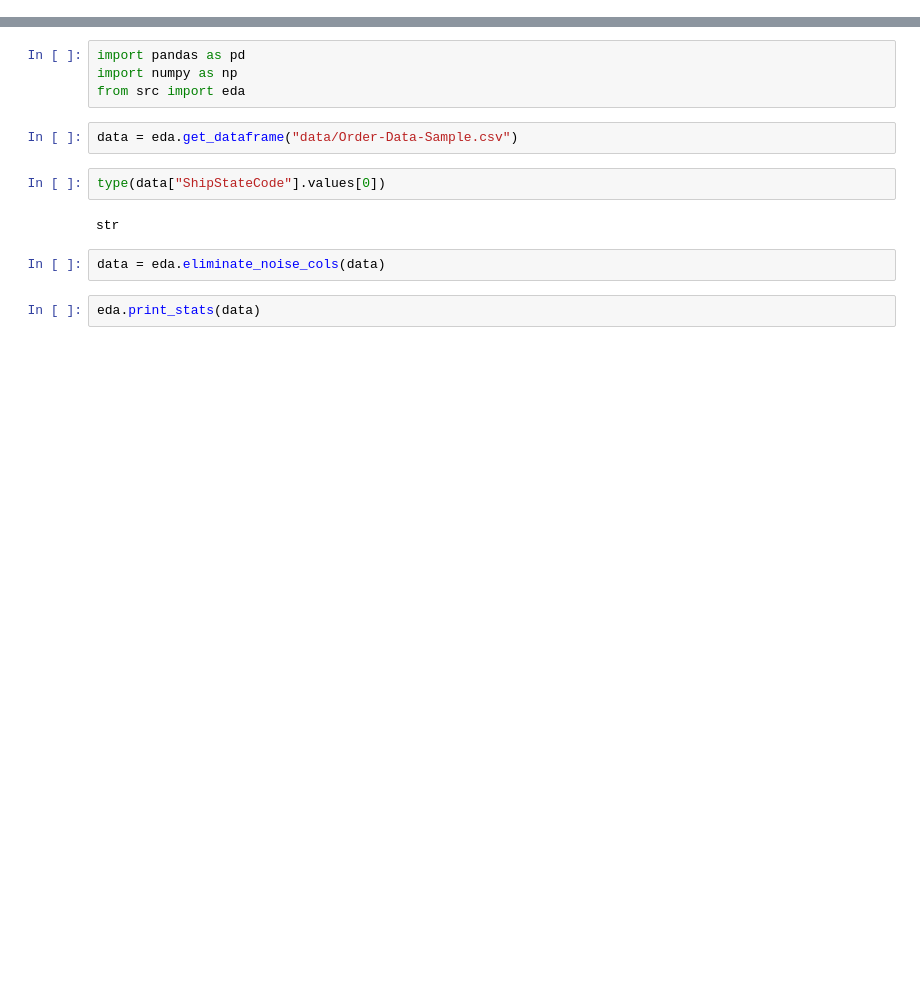
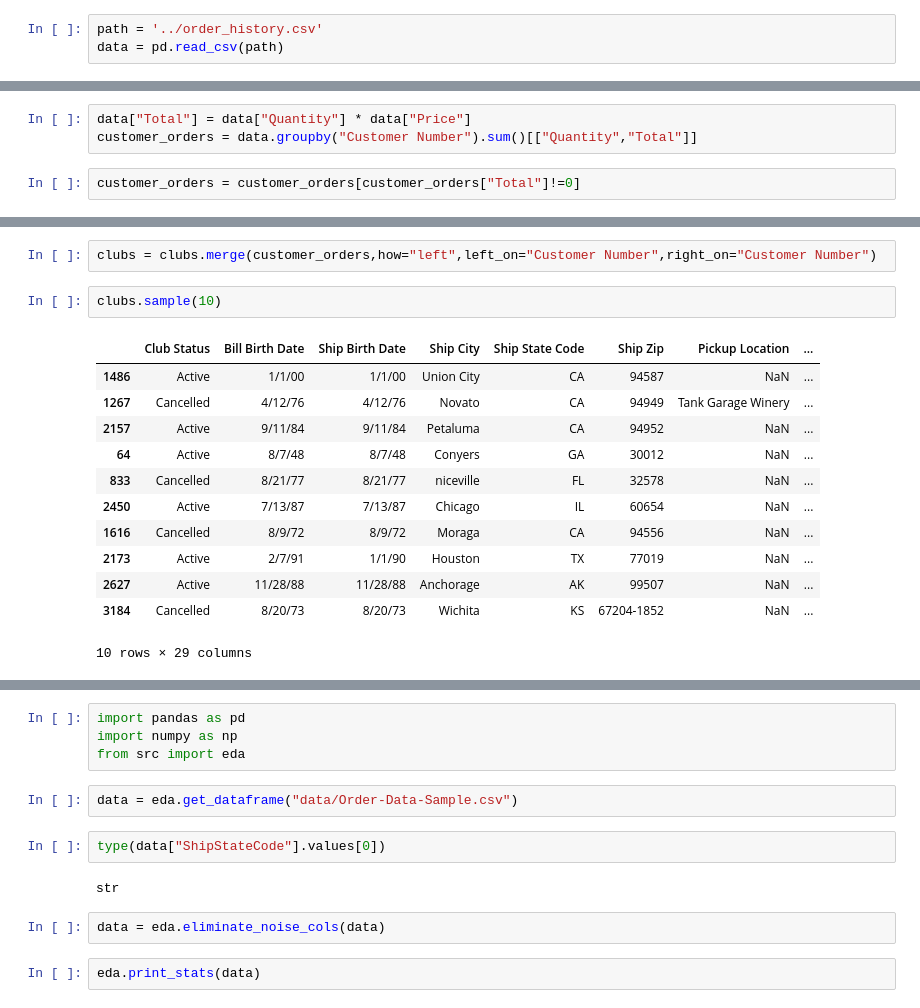
Before and after one commit to sphilazar/wine-clubs, a Jupyter notebook: TestScripts.ipynb, the cells around one changed output, grey strips where cells are left out. Drawn from its saved outputs; the diff is of its cells as text; blank space fills up the shorter version.

```diff
--- a/TestScripts.ipynb
+++ b/TestScripts.ipynb
@@ -0,0 +215,3 @@
+# %%
+path = '../order_history.csv'
+data = pd.read_csv(path)
@@ -0,0 +220,5 @@
+# %%
+data["Total"] = data["Quantity"] * data["Price"]
+customer_orders = data.groupby("Customer Number").sum()[["Quantity","Total"]]
+# %%
+customer_orders = customer_orders[customer_orders["Total"]!=0]
@@ -0,0 +227,17 @@
+# %%
+clubs = clubs.merge(customer_orders,how="left",left_on="Customer Number",right_on="Customer Number")
+# %%
+clubs.sample(10)
+# %% [output]
+|  | Club Status | Bill Birth Date | Ship Birth Date | Ship City | Ship State Code | Ship Zip | Pickup Location | ... |
+| 1486 | Active | 1/1/00 | 1/1/00 | Union City | CA | 94587 | NaN | ... |
+| 1267 | Cancelled | 4/12/76 | 4/12/76 | Novato | CA | 94949 | Tank Garage Winery | ... |
+| 2157 | Active | 9/11/84 | 9/11/84 | Petaluma | CA | 94952 | NaN | ... |
+| 64 | Active | 8/7/48 | 8/7/48 | Conyers | GA | 30012 | NaN | ... |
+| 833 | Cancelled | 8/21/77 | 8/21/77 | niceville | FL | 32578 | NaN | ... |
+| 2450 | Active | 7/13/87 | 7/13/87 | Chicago | IL | 60654 | NaN | ... |
+| 1616 | Cancelled | 8/9/72 | 8/9/72 | Moraga | CA | 94556 | NaN | ... |
+| 2173 | Active | 2/7/91 | 1/1/90 | Houston | TX | 77019 | NaN | ... |
+| 2627 | Active | 11/28/88 | 11/28/88 | Anchorage | AK | 99507 | NaN | ... |
+| 3184 | Cancelled | 8/20/73 | 8/20/73 | Wichita | KS | 67204-1852 | NaN | ... |
+10 rows × 29 columns
```
Also changed, not shown: parts of 39 cells of this notebook, 3 other files.
